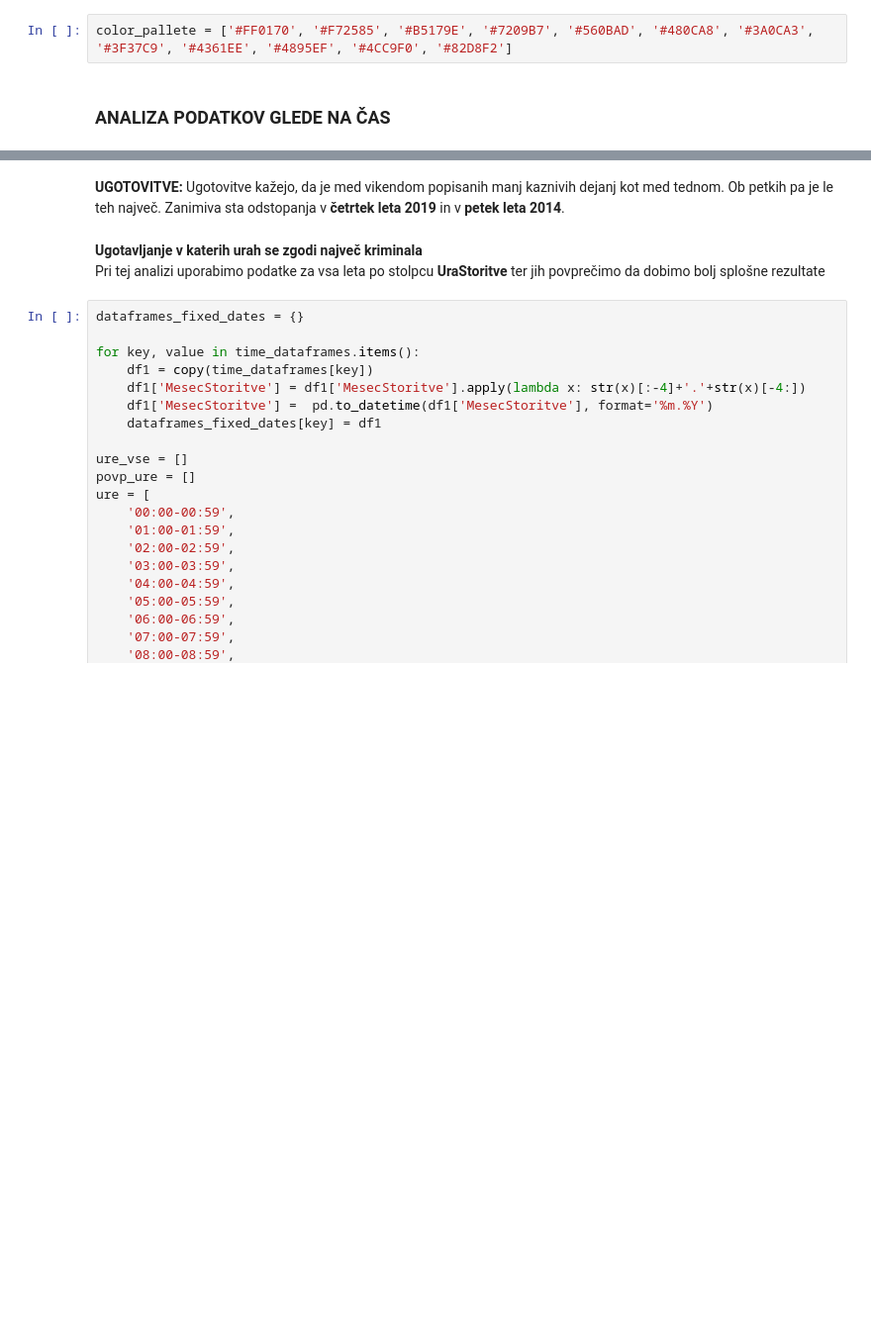
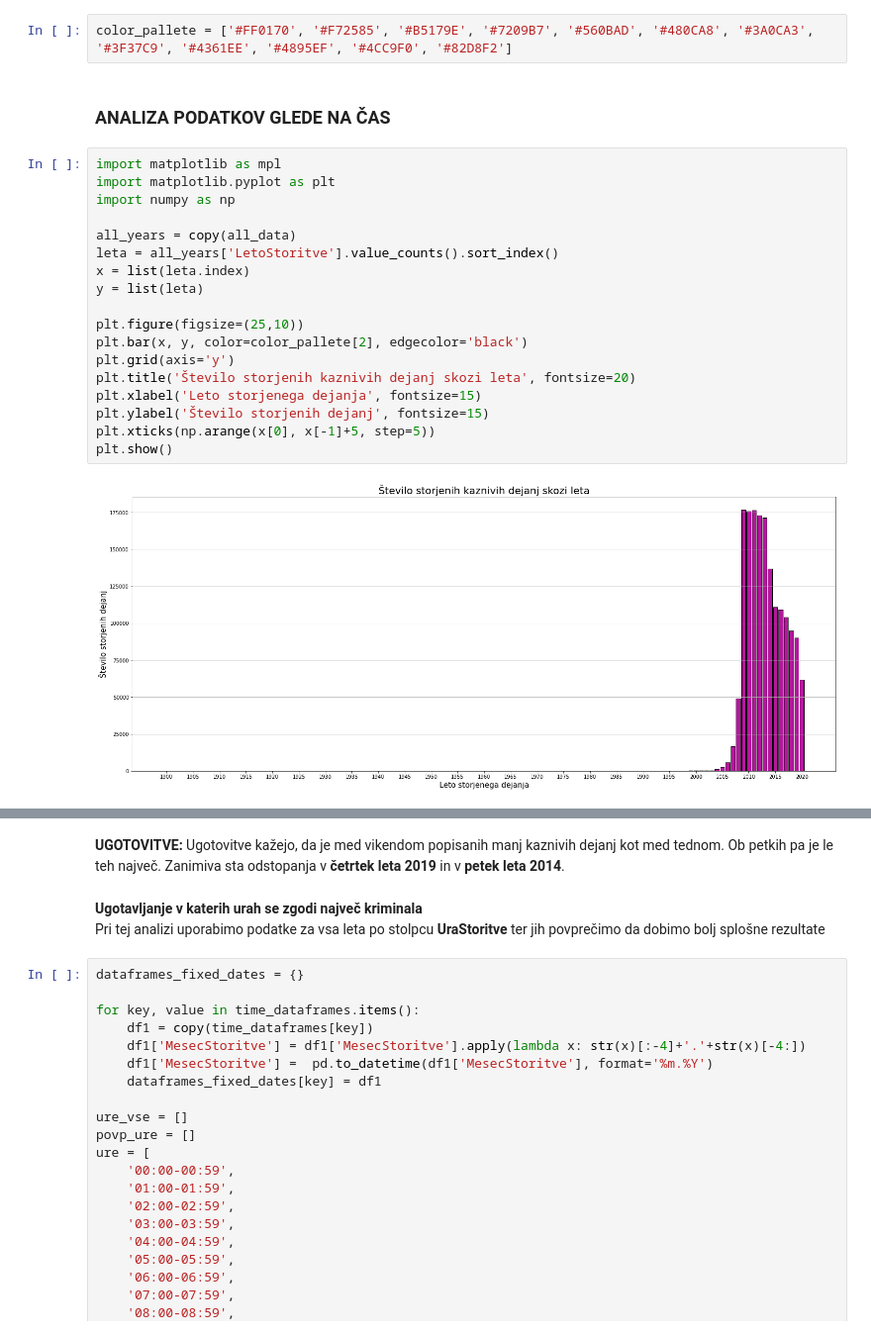
Before and after one commit to Nik-tech-cloud/PR22NGAMZ, a Jupyter notebook: seminar.ipynb, the cells around one changed output, grey strips where cells are left out. Shown at 99% size. Drawn from its saved outputs; the diff is of its cells as text; blank space fills up the shorter version.

```diff
--- a/seminar.ipynb
+++ b/seminar.ipynb
@@ -72,3 +105,23 @@ for df1 in dataframes.values():
 color_pallete = ['#FF0170', '#F72585', '#B5179E', '#7209B7', '#560BAD', '#480CA8', '#3A0CA3', '#3F37C9', '#4361EE', '#4895EF', '#4CC9F0', '#82D8F2']
 # %% [markdown]
 ### ANALIZA PODATKOV GLEDE NA ČAS
+# %%
+import matplotlib as mpl
+import matplotlib.pyplot as plt
+import numpy as np
+
+all_years = copy(all_data)
+leta = all_years['LetoStoritve'].value_counts().sort_index()
+x = list(leta.index)
+y = list(leta)
+
+plt.figure(figsize=(25,10))
+plt.bar(x, y, color=color_pallete[2], edgecolor='black')
+plt.grid(axis='y')
+plt.title('Število storjenih kaznivih dejanj skozi leta', fontsize=20)
+plt.xlabel('Leto storjenega dejanja', fontsize=15)
+plt.ylabel('Število storjenih dejanj', fontsize=15)
+plt.xticks(np.arange(x[0], x[-1]+5, step=5))
+plt.show()
+# %% [output]
+[figure, added]
```
Also changed, not shown: parts of 12 cells of this notebook.
